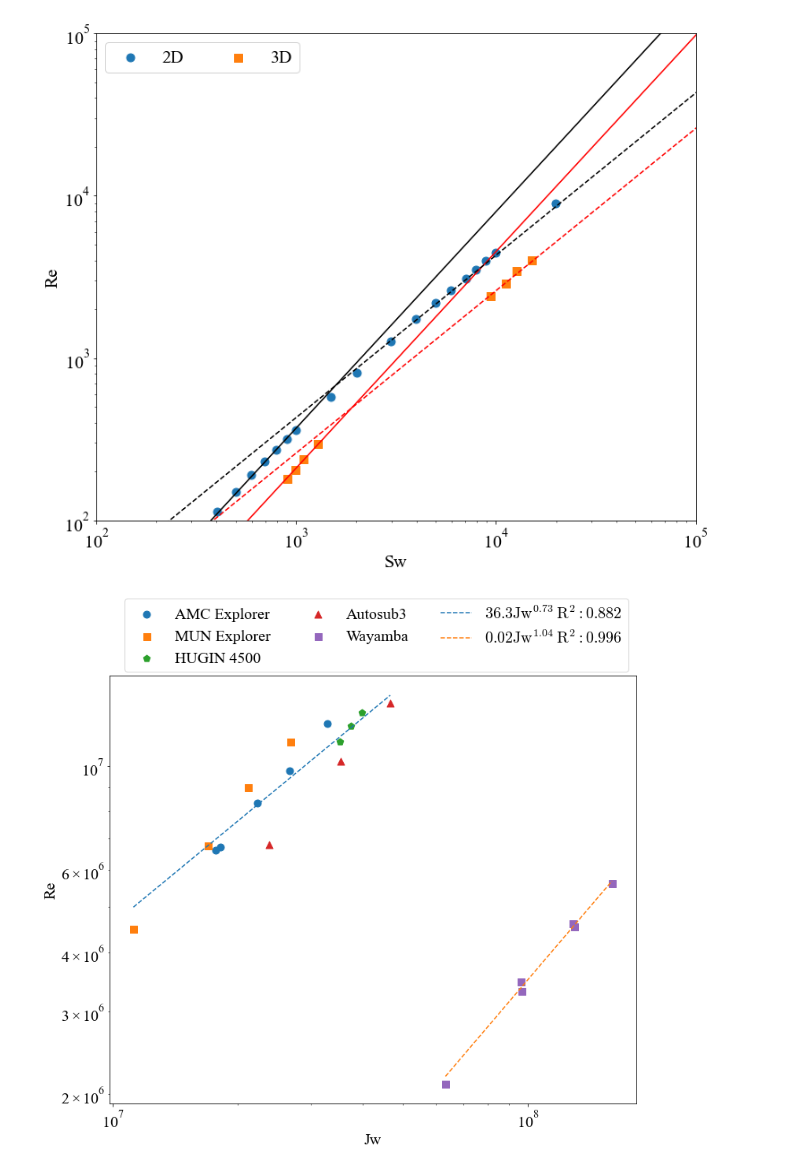
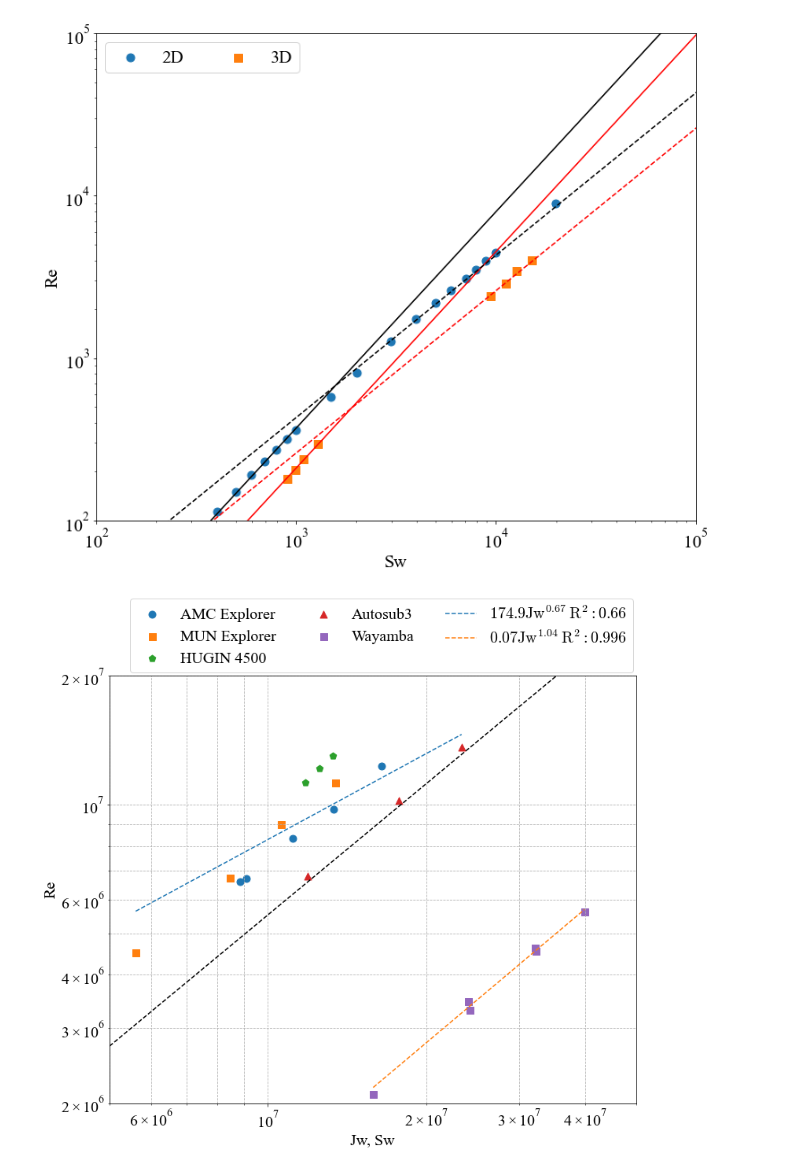
Before and after one commit to michaelcoe/Cost-of-Transport-Estimation, a Jupyter notebook: Sw_Re_plots.ipynb, the cells around one changed output. Cells and saved outputs as stored; diff of their text form; code cells hidden in the pictures.

Commit message:
checked all amplitude data

```diff
--- a/Sw_Re_plots.ipynb
+++ b/Sw_Re_plots.ipynb
@@ -207,49 +207,45 @@ Jw_2 = Jw_2[Jw_2_index]
 
 Re_1 = auvDF_1['Re'].values[Jw_1_index]
 Re_2 = auvDF_2['Re'].values[Jw_2_index]
 
 pars_1 = model.guess(Re_1, x=Jw_1)
-pars_1['p_amplitude'].set(value=16.5868, min=0.001, max=50.0)
+pars_1['p_amplitude'].set(value=16.5868, min=0.001, max=500.0)
 pars_1['p_exponent'].set(value=0.811, min=0.001, max=1.5)
 
 pars_2 = model.guess(Re_2, x=Jw_2)
-pars_2['p_amplitude'].set(value=0.04297, min=0.001, max=50.0)
+pars_2['p_amplitude'].set(value=0.04297, min=0.001, max=100.0)
 pars_2['p_exponent'].set(value=1.06897, min=0.001, max=1.5)
 
 Jw_fit_1 = model.fit(Re_1, pars_1, x=Jw_1)
 Jw_fit_2 = model.fit(Re_2, pars_2, x=Jw_2)
 
 popt_1, pcov_1 = curve_fit(func_powerlaw, Jw_1, Re_1, p0=np.asarray([36.31, 0.73]))
 popt_2, pcov_2 = curve_fit(func_powerlaw, Jw_2, Re_2, p0=np.asarray([0.02, 1.04]))
 
 for i, mode in enumerate(auvs):
     ax4.scatter(auv_sim_dfs[i]['Jw'], auv_sim_dfs[i]['Re'], marker=markers[i], label=mode)
 
 ax4.plot(Jw_1, Jw_fit_1.params['p_amplitude'].value*Jw_1**Jw_fit_1.params['p_exponent'].value, '--', label='$\mathrm{' + str(np.round(Jw_fit_1.params['p_amplitude'].value, 1)) +
         'Jw^{' + str(np.round(Jw_fit_1.params['p_exponent'].value, 2)) + '}\;R^2: ' + str(np.round(1 - Jw_fit_1.redchi / np.var(Re_1, ddof=2), 3)) + '}$')
 ax4.plot(Jw_2, Jw_fit_2.params['p_amplitude'].value*Jw_2**Jw_fit_2.params['p_exponent'].value, '--', label='$\mathrm{' + str(np.round(Jw_fit_2.params['p_amplitude'].value, 2)) +
         'Jw^{' + str(np.round(Jw_fit_2.params['p_exponent'].value, 2)) + '}\;R^2: ' + str(np.round(1 - Jw_fit_2.redchi / np.var(Re_2, ddof=2), 3)) + '}$')
 
-# dx = np.linspace(1, 1e9)
-# Re_low = 0.021*dx**(4/3)
-# Re_high = 0.26*dx
+dx = np.linspace(1, 1e9)
+Re_low = 0.03*dx**1.31
+Re_high = 0.4*dx**1.02
 
-# ax4.plot(dx, Re_low, 'r-')
-# ax4.plot(dx, Re_high, 'r--')
+#ax5.plot(dx, Re_low, 'k-')
+ax4.plot(dx, Re_high, 'k--')
+ax4.plot([8e3, 8e3], [1, 1e9], 'b--')
 
-# Re_low = 0.037*dx**(4/3)
-# Re_high = 0.43*dx
-
-# ax4.plot(dx, Re_low, 'k-')
-# ax4.plot(dx, Re_high, 'k--')
-
-ax4.set_xlabel('Jw')
+ax4.set_xlabel('Jw, Sw')
 ax4.set_ylabel('Re')
 ax4.set_yscale('log')
 ax4.set_xscale('log')
-# ax4.set_ylim([1e6, 1e8])
-# ax4.set_xlim([6e6, 2e8])
-ax4.legend(ncol=3, bbox_to_anchor=(1.0, 1.20))
-fig4.savefig('AUV_sw.pdf', facecolor='w', dpi=300, bbox_inches='tight')
+ax4.set_ylim([2e6, 2e7])
+ax4.set_xlim([5e6, 5e7])
+ax4.grid(which='both', linestyle='--')
+ax4.legend(ncol=3, loc=4, bbox_to_anchor=(1.01, 0.99))
+fig4.savefig('AUV_jw_sw_noBlades.pdf', facecolor='w', dpi=300, bbox_inches='tight')
 # %% [output]
-[figure, old version]
+[figure, new version]
```
Also changed, not shown: parts of 2 cells of this notebook, 2 other files.
